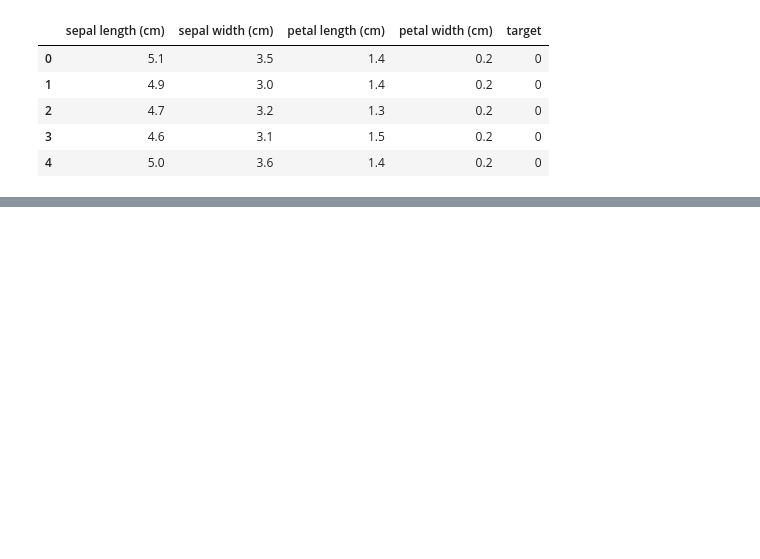
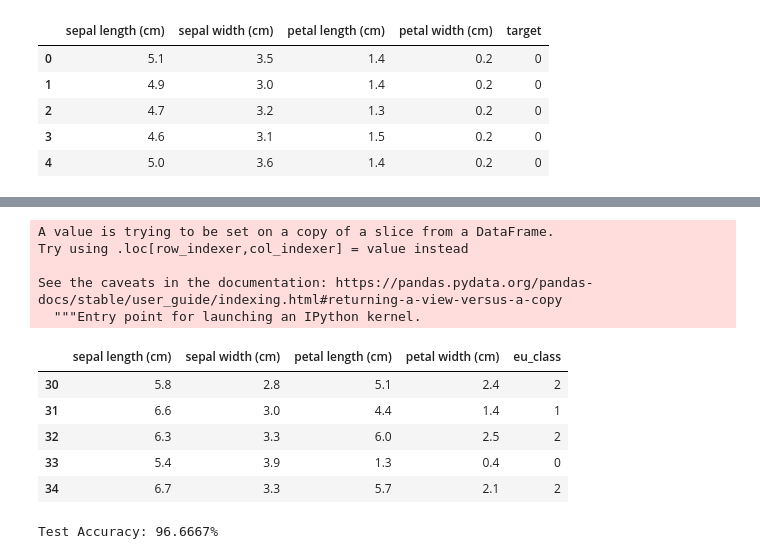
Before and after one commit to seoyeon7/ML, a Jupyter notebook: KNN.ipynb, the cells around one changed output, grey strips where cells are left out. Cells and saved outputs as stored; diff of their text form; code cells hidden in the pictures; blank space fills up the shorter version.

```diff
--- a/KNN.ipynb
+++ b/KNN.ipynb
@@ -175,0 +180,21 @@ test[columns+['eu']].head()
+# %%
+# 3개의 k와 가장 가까운 dominant class 선택
+test['eu_class'] = test['eu'].apply(lambda row: get_dominant_class(train, row))
+test[feature_names+['eu_class']].head()
+# %% [output]
+A value is trying to be set on a copy of a slice from a DataFrame.
+Try using .loc[row_indexer,col_indexer] = value instead
+
+See the caveats in the documentation: https://pandas.pydata.org/pandas-docs/stable/user_guide/indexing.html#returning-a-view-versus-a-copy
+  """Entry point for launching an IPython kernel.
+|  | sepal length (cm) | sepal width (cm) | petal length (cm) | petal width (cm) | eu_class |
+| 30 | 5.8 | 2.8 | 5.1 | 2.4 | 2 |
+| 31 | 6.6 | 3.0 | 4.4 | 1.4 | 1 |
+| 32 | 6.3 | 3.3 | 6.0 | 2.5 | 2 |
+| 33 | 5.4 | 3.9 | 1.3 | 0.4 | 0 |
+| 34 | 6.7 | 3.3 | 5.7 | 2.1 | 2 |
+# %%
+test_acc = test[test['target']==test['eu_class']].shape[0]/test.shape[0]
+print('Test Accuracy: {:2.4f}%'.format(test_acc*100))
+# %% [output]
+Test Accuracy: 96.6667%
```
Also changed, not shown: parts of 8 cells of this notebook.
